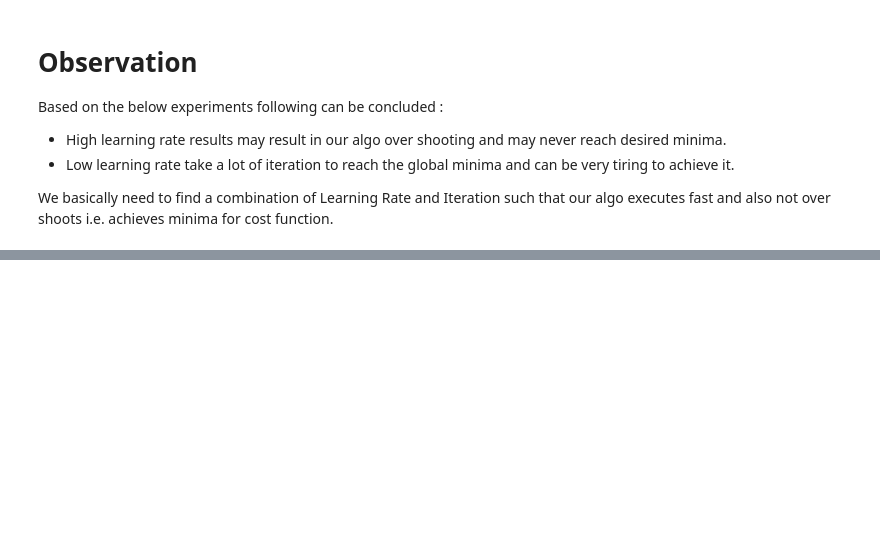
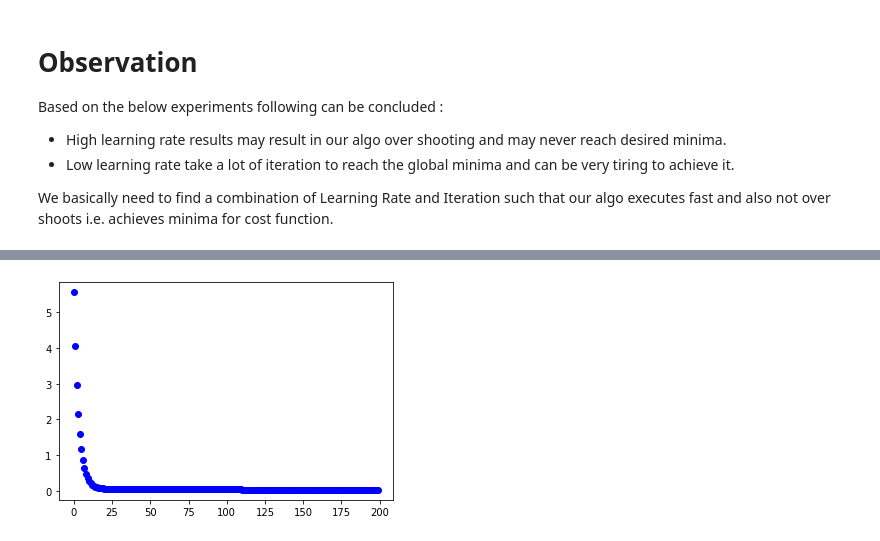
Before and after one commit to weasel-codes/google-colab, a Jupyter notebook: Assignment_1.ipynb, the cells around one changed output, grey strips where cells are left out. Cells and saved outputs as stored; diff of their text form; code cells hidden in the pictures; blank space fills up the shorter version.

```diff
--- a/Assignment_1.ipynb
+++ b/Assignment_1.ipynb
@@ -199,0 +221,9 @@ GDescent(1000, 0.00001, X_train, Y_train)
+# %%
+#Learning from Gradient Descent
+iteration = 200
+rate = 0.1
+cost = GradientDescent(iteration, rate, X_train[:,0], Y)
+plt.scatter(range(200), cost, color='blue')
+plt.show()
+# %% [output]
+[figure, added]
```
Also changed, not shown: parts of 13 cells of this notebook.
